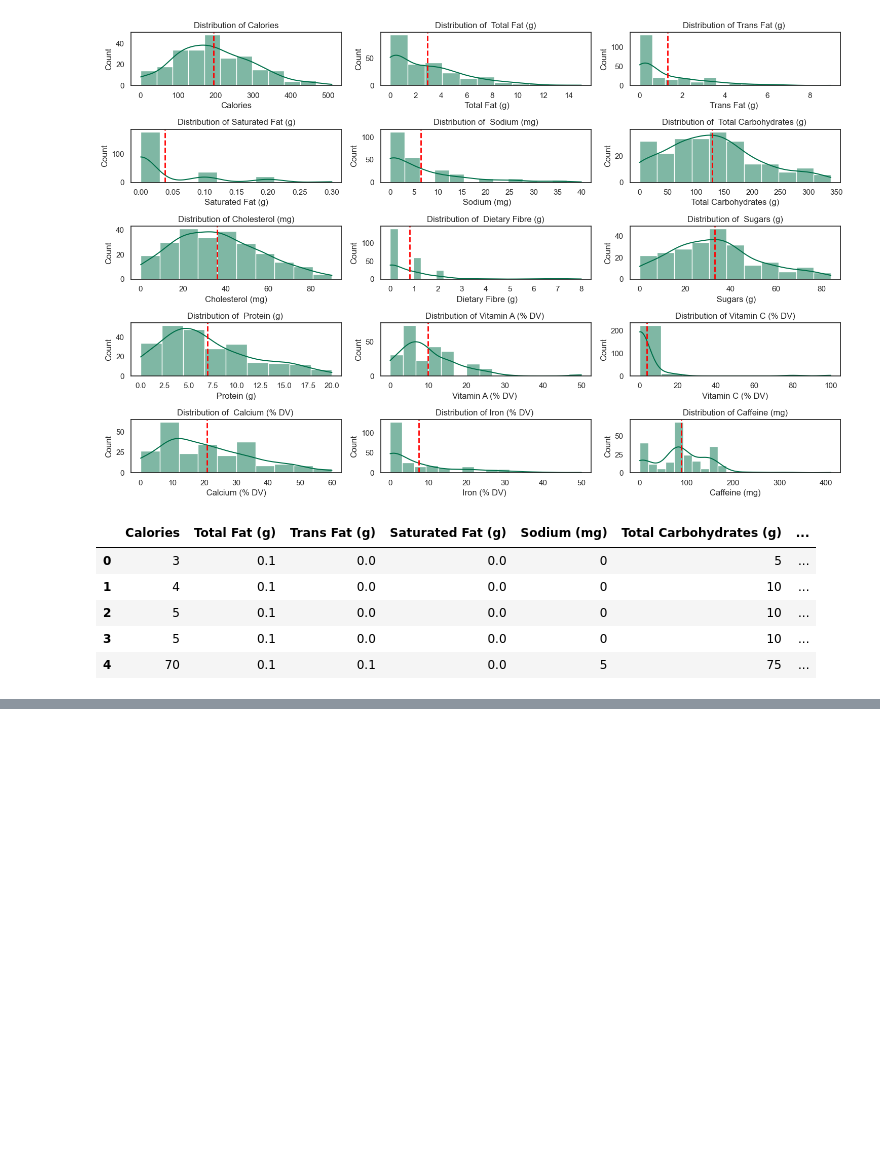
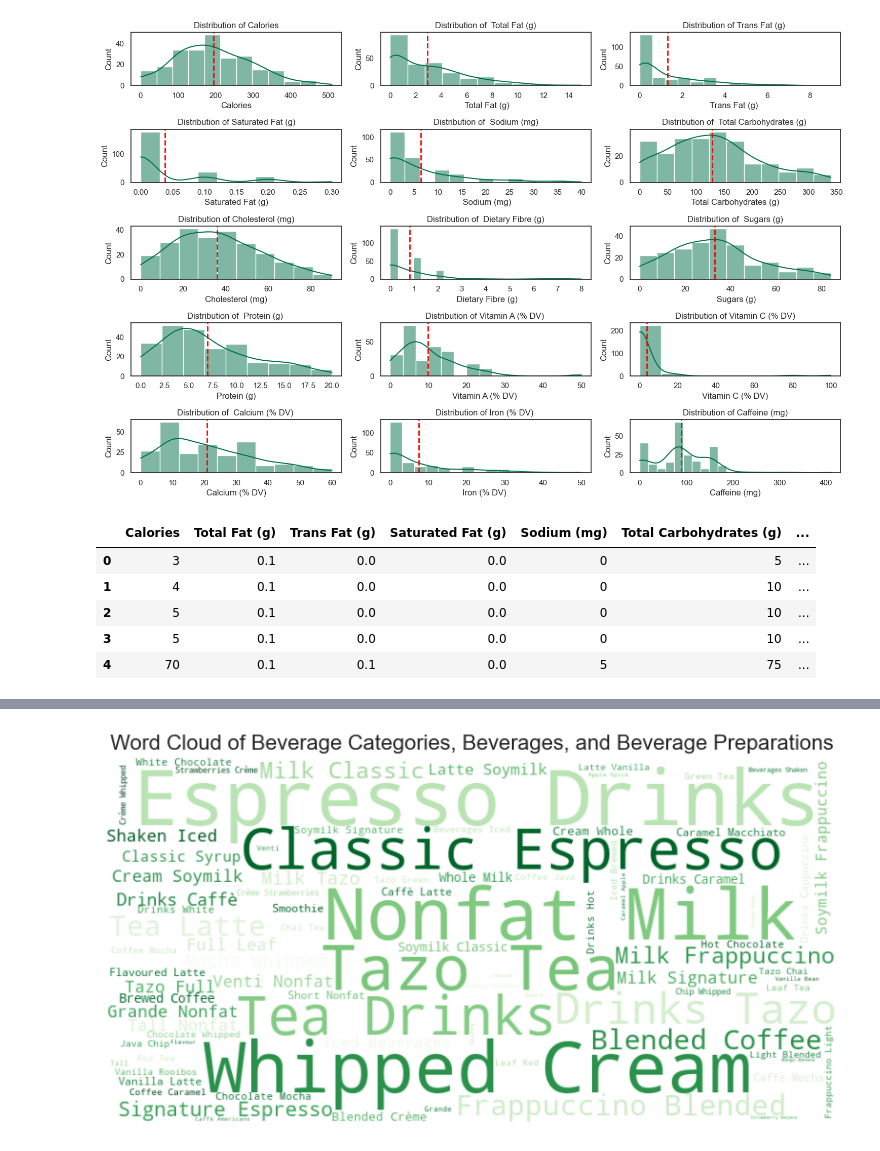
Before and after one commit to nihith-nath/Starbucks-Analysis, a Jupyter notebook: starbucks_analysis.ipynb, the cells around one changed output, grey strips where cells are left out. Drawn from its saved outputs; the diff is of its cells as text; code cells hidden in the pictures; blank space fills up the shorter version.

```diff
--- a/starbucks_analysis.ipynb
+++ b/starbucks_analysis.ipynb
@@ -292,0 +277,18 @@ correlation_matrix
+# %%
+from wordcloud import WordCloud
+import matplotlib.pyplot as plt
+random.seed(123)
+# Combining the text from the three columns
+text = ' '.join(drinks_df['Beverage_category'] + ' ' + drinks_df['Beverage'] + ' ' + drinks_df['Beverage_prep'])
+text = text.strip('Without').replace('Without','')
+# Create a WordCloud object with a green color theme
+wordcloud = WordCloud(width=800, height=400, background_color='white', colormap='Greens').generate(text)
+
+# Display the WordCloud using matplotlib
+plt.figure(figsize=(10, 5))
+plt.imshow(wordcloud, interpolation='bilinear')
+plt.axis('off')
+plt.title('Word Cloud of Beverage Categories, Beverages, and Beverage Preparations', fontsize=16)
+plt.show()
+# %% [output]
+[figure, added]
```
Also changed, not shown: parts of 2 cells of this notebook.
